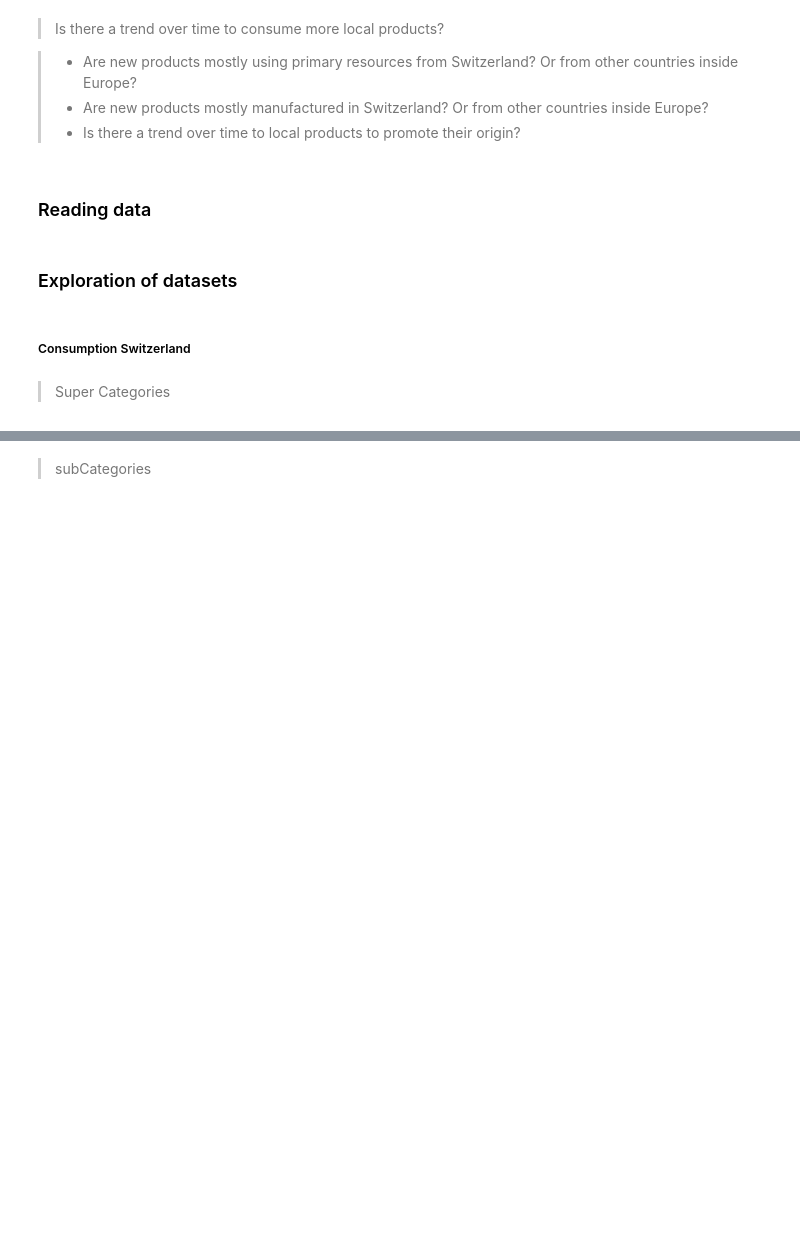
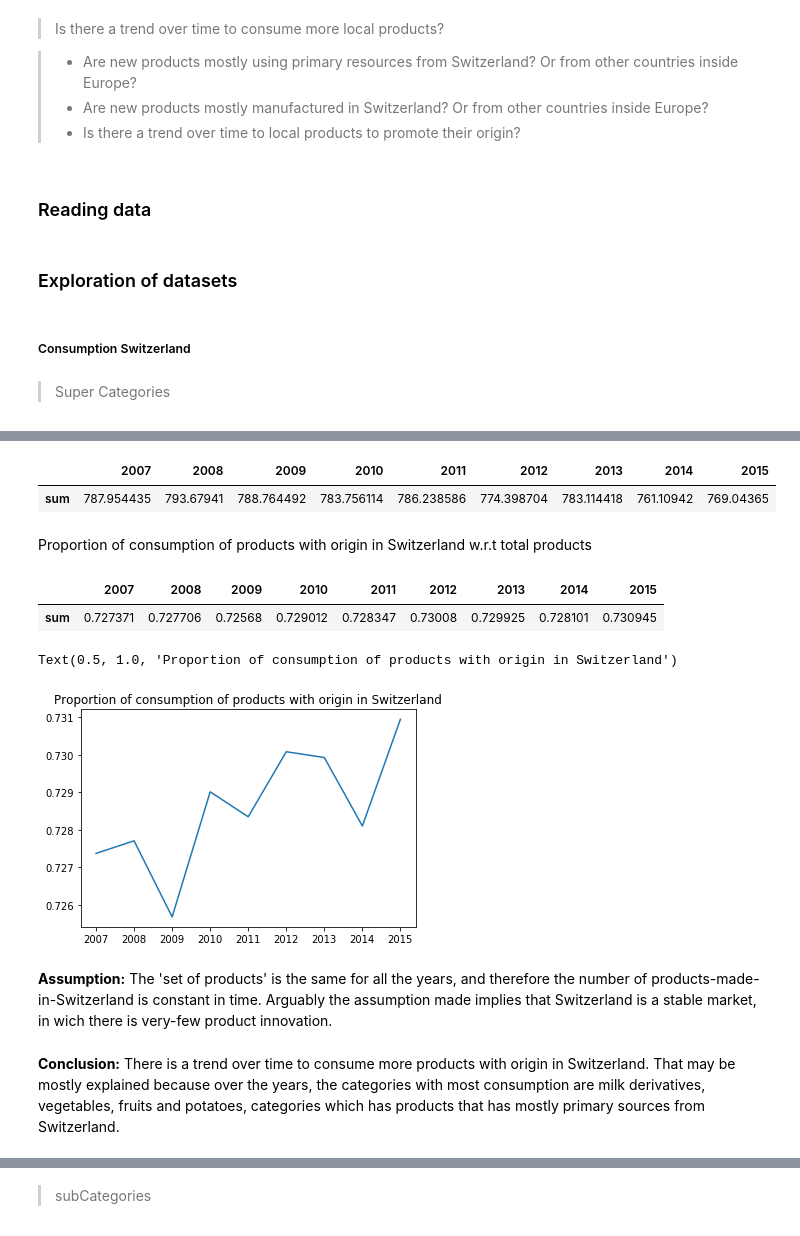
Before and after one commit to MrymZakani/ADA, a Jupyter notebook: LocalConsOverTime.ipynb, the cells around one changed output, grey strips where cells are left out. Saved outputs shown, nothing was run; the diff lists cells and outputs as text; code cells hidden in the pictures; blank space fills up the shorter version.

```diff
--- a/LocalConsOverTime.ipynb
+++ b/LocalConsOverTime.ipynb
@@ -105,0 +353,10 @@ catConsSwit
+# %%
+print(pois.originsCat.describe())
+print('===================')
+
+if (pois.originsCat.describe().top=='Switzerland'):
+    propPoi = pois.originsCat.describe().freq/pois.originsCat.count()
+else:
+    propPoi = (pois.originsCat.count()-pois.originsCat.describe().freq)/pois.originsCat.count()
+
+print ("proportion of origin Switzerland in 'Poissons et mollusques' category in the dataset: ", propPoi)
@@ -105,0 +371,10 @@ catConsSwit
+# %%
+print(vin.originsCat.describe())
+print('===================')
+
+if (vin.originsCat.describe().top=='Switzerland'):
+    propVin = vin.originsCat.describe().freq/vin.originsCat.count()
+else:
+    propVin = (vin.originsCat.count()-vin.originsCat.describe().freq)/vin.originsCat.count()
+
+print ("proportion of origin Switzerland in 'Vin' category in the dataset: ",propVin)
@@ -105,0 +391,15 @@ catConsSwit
+# %%
+catConsSwitOS = pd.DataFrame(index = catConsSwit.index, columns = catConsSwit.columns)
+catConsSwitOS.iloc[(catConsSwitOS.index== 'Céréales')] = propCer*catConsSwit.iloc[(catConsSwitOS.index== 'Céréales')]
+catConsSwitOS.iloc[(catConsSwitOS.index== 'Pommes de terre')] = propPom*catConsSwit.iloc[(catConsSwitOS.index== 'Pommes de terre')]
+catConsSwitOS.iloc[(catConsSwitOS.index== 'Sucre')] = propSuc*catConsSwit.iloc[(catConsSwitOS.index== 'Sucre')]
+catConsSwitOS.iloc[(catConsSwitOS.index== 'Miel')] = propMie*catConsSwit.iloc[(catConsSwitOS.index== 'Miel')]
+catConsSwitOS.iloc[(catConsSwitOS.index== 'Légumes 1')] = propLeg*catConsSwit.iloc[(catConsSwitOS.index== 'Légumes 1')]
+catConsSwitOS.iloc[(catConsSwitOS.index== 'Fruits 1')] = propFru*catConsSwit.iloc[(catConsSwitOS.index== 'Fruits 1')]
+catConsSwitOS.iloc[(catConsSwitOS.index== 'Huiles et graisses végétales')] = propHui*catConsSwit.iloc[(catConsSwitOS.index== 'Huiles et graisses végétales')]
+catConsSwitOS.iloc[(catConsSwitOS.index== 'Viande')] = propVia*catConsSwit.iloc[(catConsSwitOS.index== 'Viande')]
+catConsSwitOS.iloc[(catConsSwitOS.index== 'Lait et produits laitiers')] = propLai*catConsSwit.iloc[(catConsSwitOS.index== 'Lait et produits laitiers')]
+catConsSwitOS.iloc[(catConsSwitOS.index== 'Oeufs')] = propOeu*catConsSwit.iloc[(catConsSwitOS.index== 'Oeufs')]
+catConsSwitOS.iloc[(catConsSwitOS.index== 'Poissons et mollusques')] = propPoi*catConsSwit.iloc[(catConsSwitOS.index== 'Poissons et mollusques')]
+catConsSwitOS.iloc[(catConsSwitOS.index== 'Vin')] = propVin*catConsSwit.iloc[(catConsSwitOS.index== 'Vin')]
+catConsSwitOS
@@ -105,0 +445,23 @@ catConsSwit
+# %%
+catConsSwit.agg(['sum'])
+# %% [output]
+|  | 2007 | 2008 | 2009 | 2010 | 2011 | 2012 | 2013 | 2014 | 2015 |
+| sum | 787.954435 | 793.67941 | 788.764492 | 783.756114 | 786.238586 | 774.398704 | 783.114418 | 761.10942 | 769.04365 |
+# %% [markdown]
+Proportion of consumption of products with origin in Switzerland w.r.t total products
+# %%
+propConsSwit = catConsSwitOS.agg(['sum'])/catConsSwit.agg(['sum'])
+propConsSwit
+# %% [output]
+|  | 2007 | 2008 | 2009 | 2010 | 2011 | 2012 | 2013 | 2014 | 2015 |
+| sum | 0.727371 | 0.727706 | 0.72568 | 0.729012 | 0.728347 | 0.73008 | 0.729925 | 0.728101 | 0.730945 |
+# %%
+plt.plot(propConsSwit.T)
+plt.title('Proportion of consumption of products with origin in Switzerland')
+# %% [output]
+Text(0.5, 1.0, 'Proportion of consumption of products with origin in Switzerland')
+[figure, added]
+# %% [markdown]
+__Assumption:__ The 'set of products' is the same for all the years, and therefore the number of products-made-in-Switzerland is constant in time. Arguably the assumption made implies that Switzerland is a stable market, in wich there is very-few product innovation.
+# %% [markdown]
+__Conclusion:__ There is a trend over time to consume more products with origin in Switzerland. That may be mostly explained because over the years, the categories with most consumption are milk derivatives, vegetables, fruits and potatoes, categories which has products that has mostly primary sources from Switzerland.
```
Also changed, not shown: parts of 40 cells of this notebook.
